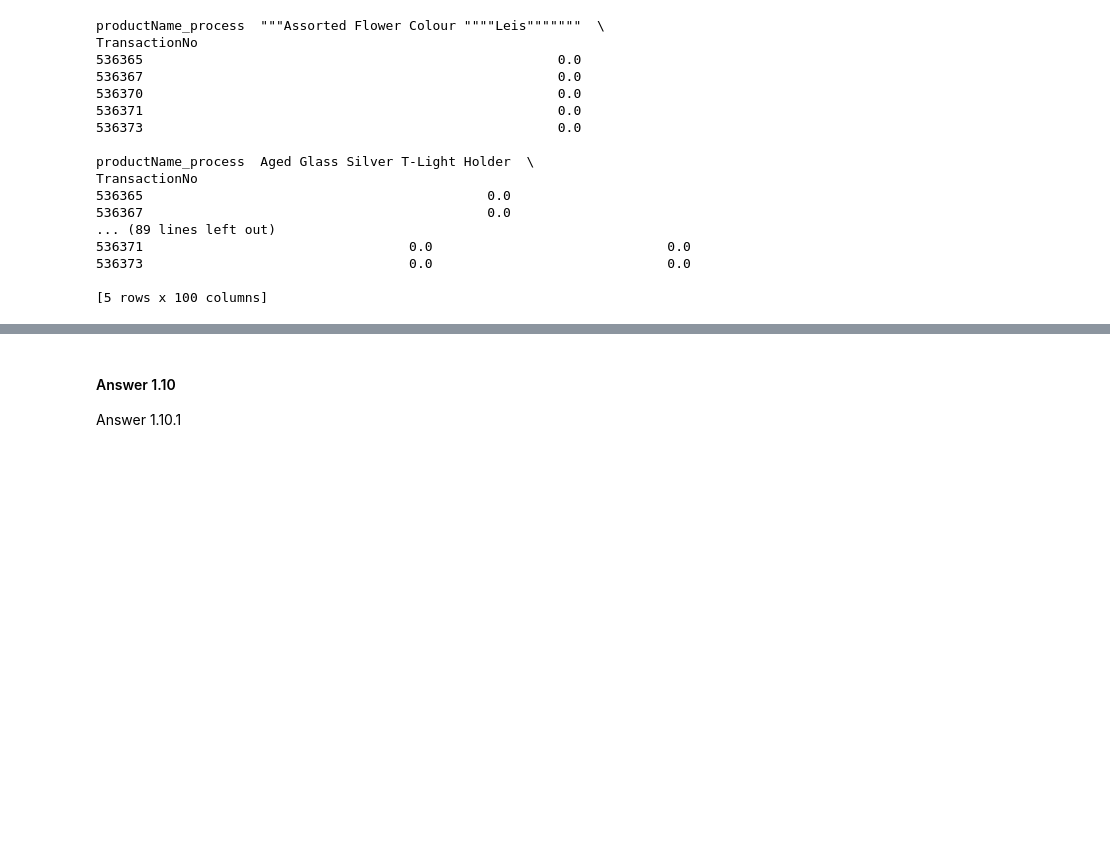
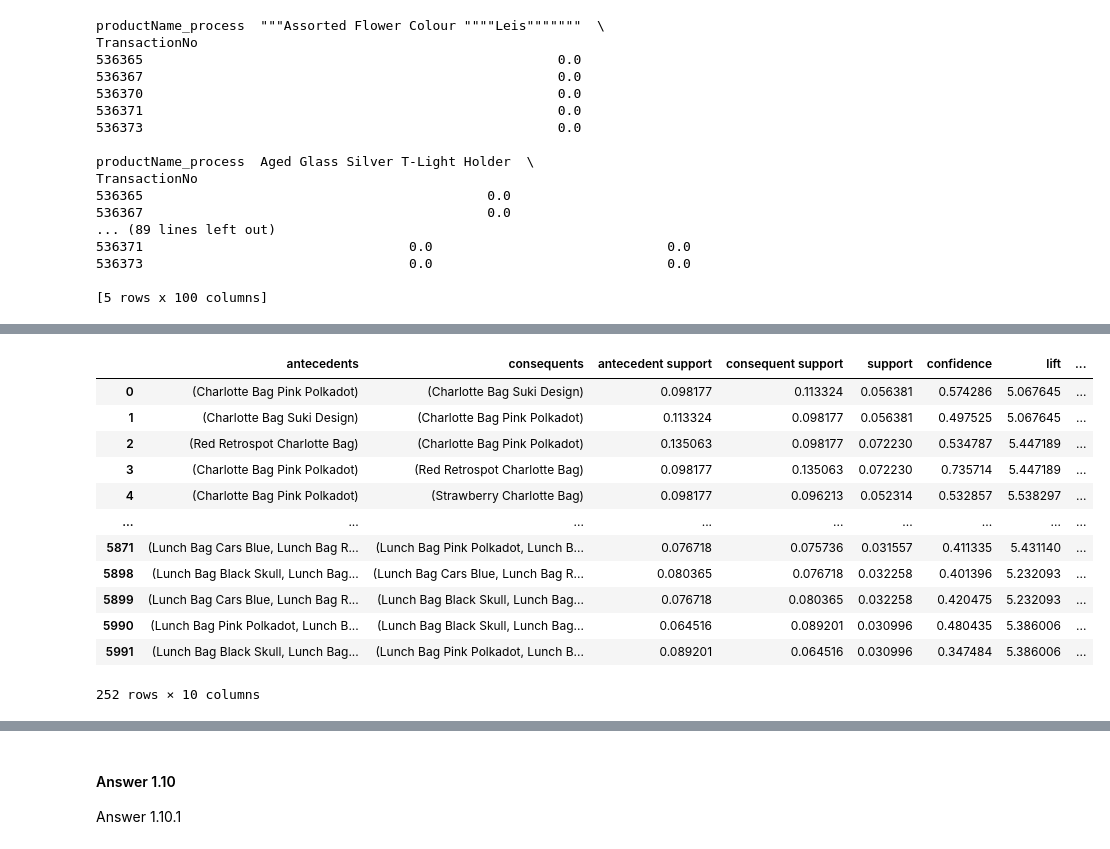
Before and after one commit to VourltazScriptSkid/assignmenttask2, a Jupyter notebook: SIT742AssignmentTask2.ipynb, the cells around one changed output, grey strips where cells are left out. Drawn from its saved outputs; the diff is of its cells as text; code cells hidden in the pictures; blank space fills up the shorter version.

```diff
--- a/SIT742AssignmentTask2.ipynb
+++ b/SIT742AssignmentTask2.ipynb
@@ -609,0 +561,24 @@ OSError: [Errno 30] Read-only file system: '/association_rules.csv'
+# %%
+# Example 2: Support ≥ 0.03 and Lift ≥ 5
+rules_2 = association_rules(frequent_itemsets, metric="lift", min_threshold=5)
+rules_2 = rules_2[rules_2['support'] >= 0.03]
+
+#Create a DataFrame
+rules_2_df = pd.DataFrame(rules_2)
+
+# Display the DataFrame in a clean and tidy format
+rules_2_df
+# %% [output]
+|  | antecedents | consequents | antecedent support | consequent support | support | confidence | lift | ... |
+| 0 | (Charlotte Bag Pink Polkadot) | (Charlotte Bag Suki Design) | 0.098177 | 0.113324 | 0.056381 | 0.574286 | 5.067645 | ... |
+| 1 | (Charlotte Bag Suki Design) | (Charlotte Bag Pink Polkadot) | 0.113324 | 0.098177 | 0.056381 | 0.497525 | 5.067645 | ... |
+| 2 | (Red Retrospot Charlotte Bag) | (Charlotte Bag Pink Polkadot) | 0.135063 | 0.098177 | 0.072230 | 0.534787 | 5.447189 | ... |
+| 3 | (Charlotte Bag Pink Polkadot) | (Red Retrospot Charlotte Bag) | 0.098177 | 0.135063 | 0.072230 | 0.735714 | 5.447189 | ... |
+| 4 | (Charlotte Bag Pink Polkadot) | (Strawberry Charlotte Bag) | 0.098177 | 0.096213 | 0.052314 | 0.532857 | 5.538297 | ... |
+| ... | ... | ... | ... | ... | ... | ... | ... | ... |
+| 5871 | (Lunch Bag Cars Blue, Lunch Bag R... | (Lunch Bag Pink Polkadot, Lunch B... | 0.076718 | 0.075736 | 0.031557 | 0.411335 | 5.431140 | ... |
+| 5898 | (Lunch Bag Black Skull, Lunch Bag... | (Lunch Bag Cars Blue, Lunch Bag R... | 0.080365 | 0.076718 | 0.032258 | 0.401396 | 5.232093 | ... |
+| 5899 | (Lunch Bag Cars Blue, Lunch Bag R... | (Lunch Bag Black Skull, Lunch Bag... | 0.076718 | 0.080365 | 0.032258 | 0.420475 | 5.232093 | ... |
+| 5990 | (Lunch Bag Pink Polkadot, Lunch B... | (Lunch Bag Black Skull, Lunch Bag... | 0.064516 | 0.089201 | 0.030996 | 0.480435 | 5.386006 | ... |
+| 5991 | (Lunch Bag Black Skull, Lunch Bag... | (Lunch Bag Pink Polkadot, Lunch B... | 0.089201 | 0.064516 | 0.030996 | 0.347484 | 5.386006 | ... |
+252 rows × 10 columns
```
Also changed, not shown: parts of 19 cells of this notebook.
